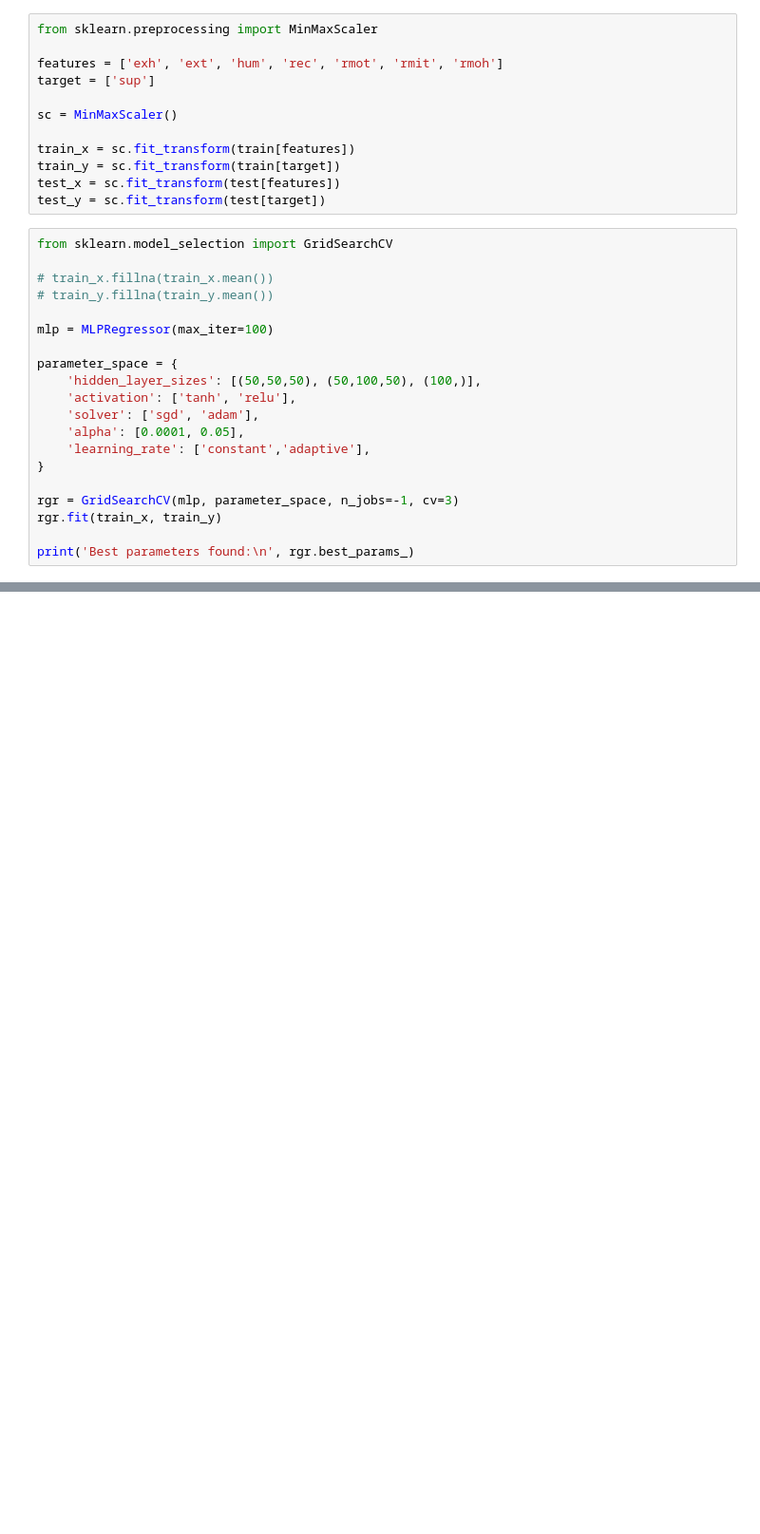
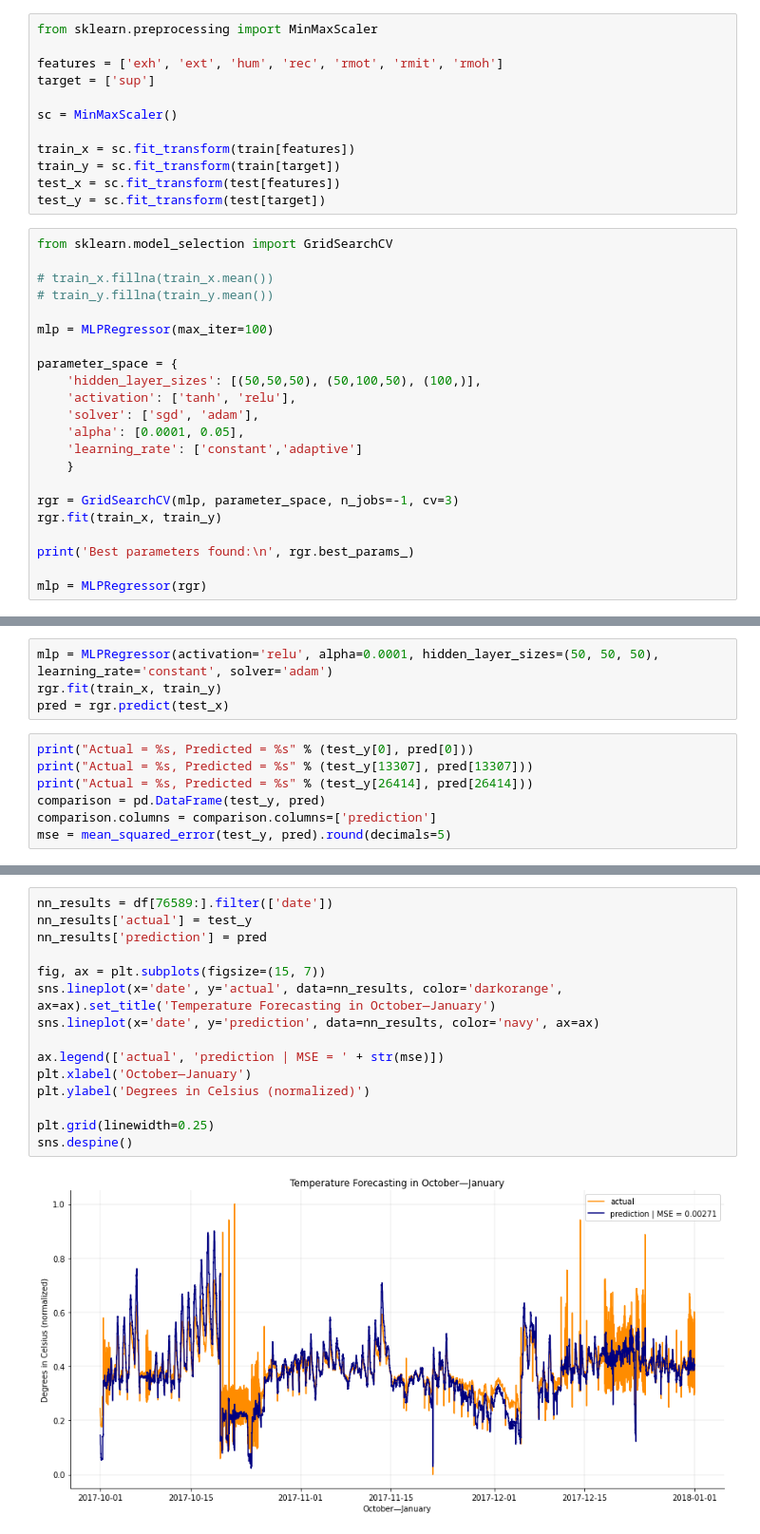
Before and after one commit to RoyyvB/ForecastTemperature, a Jupyter notebook: notebook.ipynb, the cells around one changed output, grey strips where cells are left out. Shown at 95% size. Saved outputs shown, nothing was run; the diff lists cells and outputs as text; blank space fills up the shorter version.

```diff
--- a/notebook.ipynb
+++ b/notebook.ipynb
@@ -339,12 +354,14 @@ parameter_space = {
     'activation': ['tanh', 'relu'],
     'solver': ['sgd', 'adam'],
     'alpha': [0.0001, 0.05],
-    'learning_rate': ['constant','adaptive'],
-}
+    'learning_rate': ['constant','adaptive']
+    }
 
 rgr = GridSearchCV(mlp, parameter_space, n_jobs=-1, cv=3)
 rgr.fit(train_x, train_y)
 
 print('Best parameters found:\n', rgr.best_params_)
+
+mlp = MLPRegressor(rgr)
 # %% [output]
 Best parameters found:
@@ -351,0 +396,11 @@ Best parameters found:
+# %%
+mlp = MLPRegressor(activation='relu', alpha=0.0001, hidden_layer_sizes=(50, 50, 50), learning_rate='constant', solver='adam')
+rgr.fit(train_x, train_y)
+pred = rgr.predict(test_x)
+# %%
+print("Actual = %s, Predicted = %s" % (test_y[0], pred[0]))
+print("Actual = %s, Predicted = %s" % (test_y[13307], pred[13307]))
+print("Actual = %s, Predicted = %s" % (test_y[26414], pred[26414]))
+comparison = pd.DataFrame(test_y, pred)
+comparison.columns = comparison.columns=['prediction']
+mse = mean_squared_error(test_y, pred).round(decimals=5)
@@ -351,0 +411,17 @@ Best parameters found:
+# %%
+nn_results = df[76589:].filter(['date'])
+nn_results['actual'] = test_y
+nn_results['prediction'] = pred
+
+fig, ax = plt.subplots(figsize=(15, 7))
+sns.lineplot(x='date', y='actual', data=nn_results, color='darkorange', ax=ax).set_title('Temperature Forecasting in October—January')
+sns.lineplot(x='date', y='prediction', data=nn_results, color='navy', ax=ax)
+
+ax.legend(['actual', 'prediction | MSE = ' + str(mse)])
+plt.xlabel('October—January')
+plt.ylabel('Degrees in Celsius (normalized)')
+
+plt.grid(linewidth=0.25)
+sns.despine()
+# %% [output]
+[figure, added]
```
Also changed, not shown: parts of 10 cells of this notebook.
